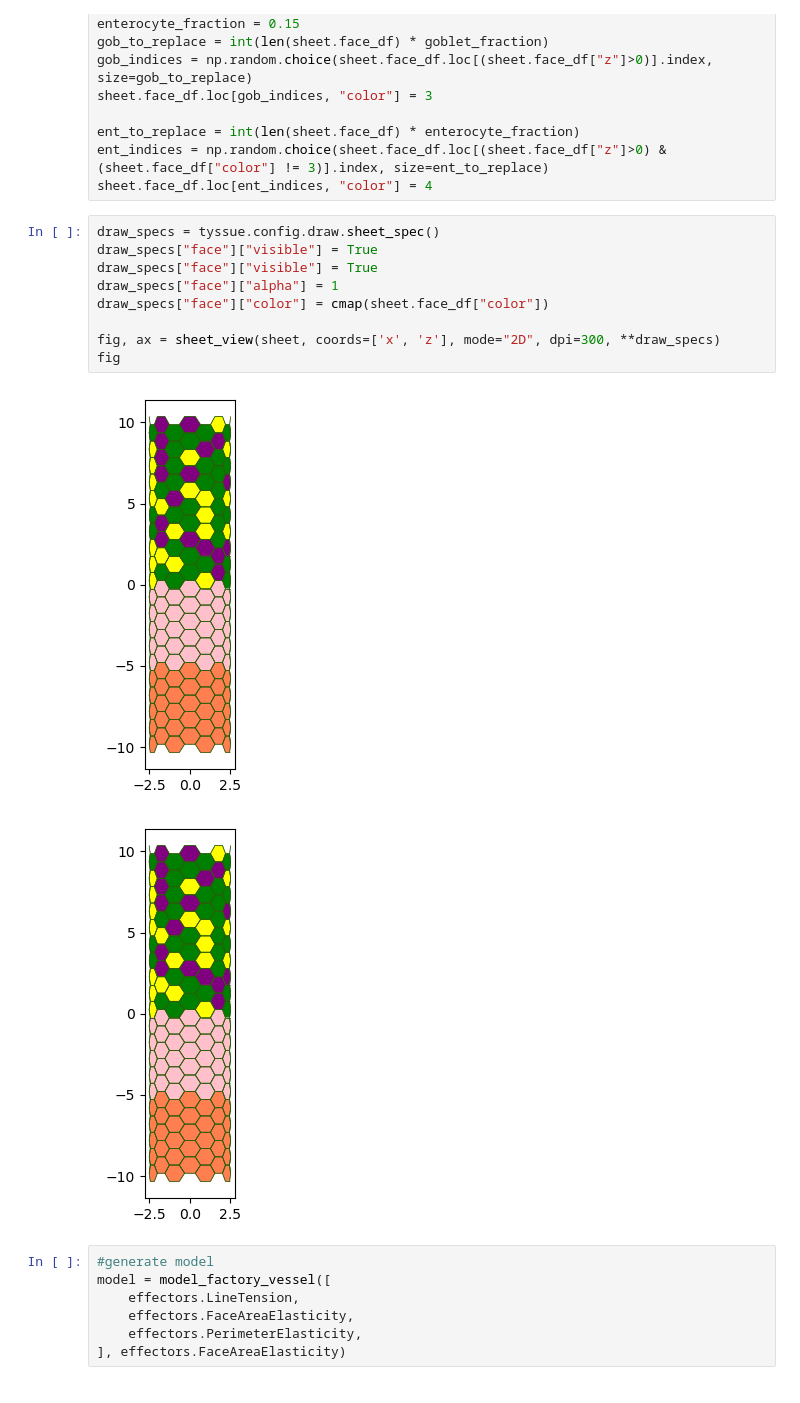
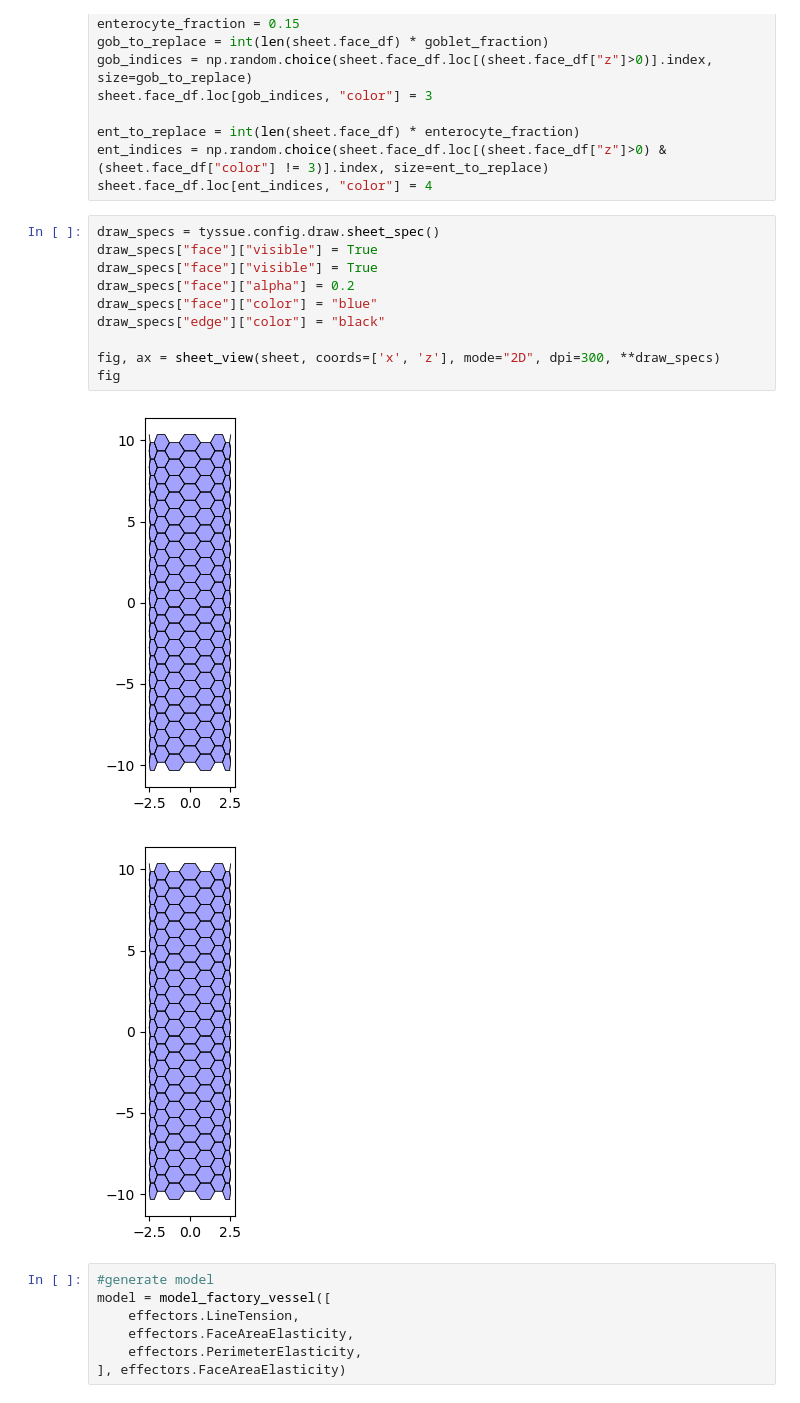
Before and after one commit to vivarium-collective/vivarium-tyssue, a Jupyter notebook: Notebooks/cylindermodel.ipynb, the cells around one changed output. Cells and saved outputs as stored; diff of their text form.

```diff
--- a/Notebooks/cylindermodel.ipynb
+++ b/Notebooks/cylindermodel.ipynb
@@ -137,15 +137,16 @@ sheet.face_df.loc[ent_indices, "color"] = 4
 # %%
 draw_specs = tyssue.config.draw.sheet_spec()
 draw_specs["face"]["visible"] = True
 draw_specs["face"]["visible"] = True
-draw_specs["face"]["alpha"] = 1
-draw_specs["face"]["color"] = cmap(sheet.face_df["color"])
+draw_specs["face"]["alpha"] = 0.2
+draw_specs["face"]["color"] = "blue"
+draw_specs["edge"]["color"] = "black"
 
 fig, ax = sheet_view(sheet, coords=['x', 'z'], mode="2D", dpi=300, **draw_specs)
 fig
 # %% [output]
-[figure, old version]
+[figure, new version]
-[figure, old version]
+[figure, new version]
 # %%
 #generate model
 model = model_factory_vessel([
```
Also changed, not shown: parts of 6 cells of this notebook, 4 other files.
